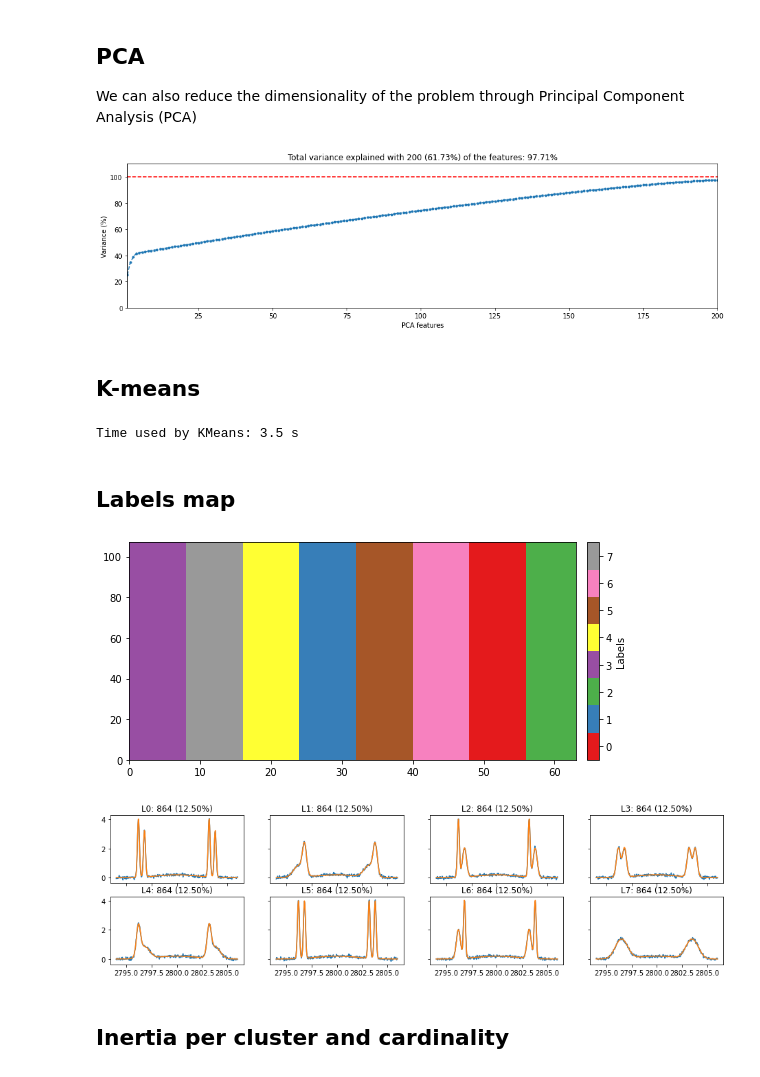
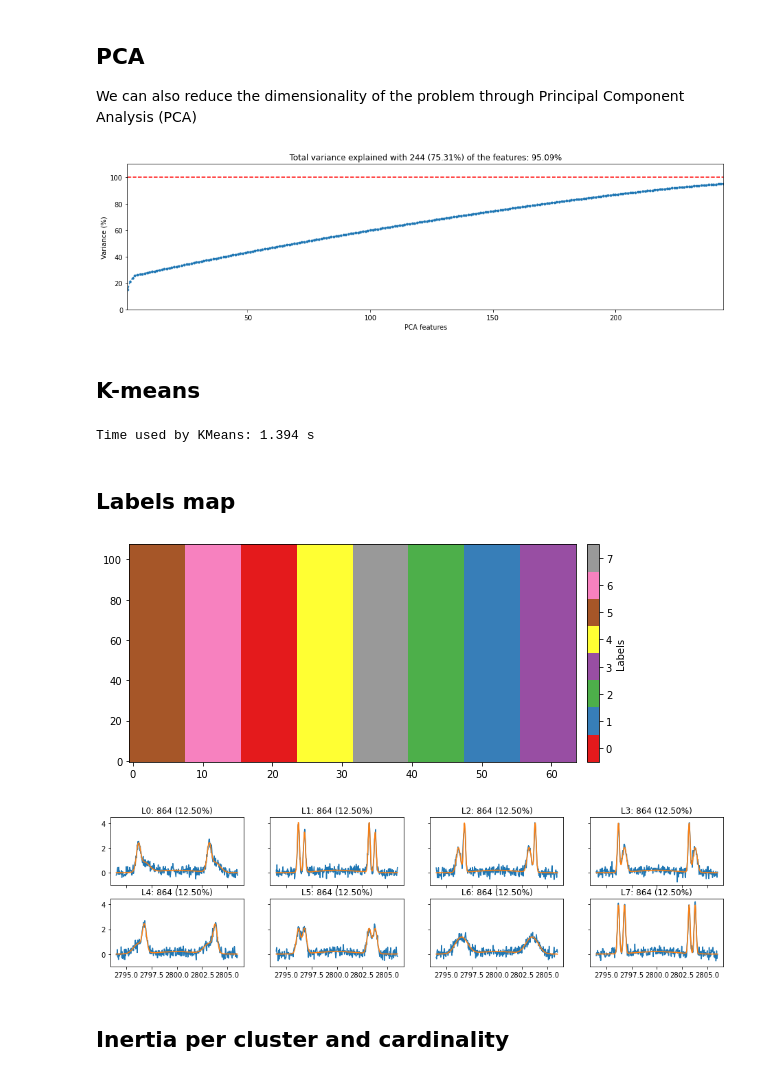
Before and after one commit to dnobrega/DNS, a Jupyter notebook: dnspy/notebooks/k_means_test.ipynb, the cells around one changed output. Cells and saved outputs as stored; diff of their text form; code cells hidden in the pictures.

```diff
--- a/dnspy/notebooks/k_means_test.ipynb
+++ b/dnspy/notebooks/k_means_test.ipynb
@@ -90,7 +90,7 @@ xx       = np.arange(nx)               # Array for the X coordinate
 ny       = 108                         # Y size of the IRIS raster
 yy       = np.arange(ny)               # Array for the Y coordinate
 raster_m = np.zeros((nx, ny, nw))      # IRIS raster
-noise    = 0.05
+noise    = 0.2
 ll       = -1
 for ii in range(nx):
     if (ii % nprof == 0):
@@ -113,9 +113,14 @@ plt.show()
 ## Pre-processing
 We reshape the raster-arrays and scale the data for the k-means method.
 # %%
+do_sca = True
 data   = raster_m.reshape(raster_m.shape[0]*raster_m.shape[1],raster_m.shape[2])
-scaler = preprocessing.StandardScaler().fit(data)
-data_s = scaler.transform(data)
+
+if (do_sca):
+    scaler = preprocessing.StandardScaler().fit(data)
+    data_s = scaler.transform(data)
+else:
+    data_s = data
 # %% [markdown]
 ## PCA
 We can also reduce the dimensionality of the problem through Principal Component Analysis (PCA)
@@ -123,13 +128,16 @@ We can also reduce the dimensionality of the problem through Principal Component
 do_pca = True
 
 if (do_pca):
-    n_components = 200
+    n_components = 0.95
     pca = PCA(n_components=n_components)
     data_f = pca.fit_transform(data_s)
 
-    features = range(1,n_components+1)
+
+
     fig, axs = plt.subplots(nrows=1, ncols=1, figsize=(16,4),facecolor='white')
     variance_per=((pca.explained_variance_ratio_).cumsum())*100
+    n_components = len(variance_per)
+    features = range(1,n_components+1)
     axs.plot(features, variance_per, marker = '.', linestyle='--')
     axs.set_xlabel('PCA features')
     axs.set_ylabel('Variance (%)')
@@ -143,26 +151,28 @@ if (do_pca):
 else:
     data_f = data_s
 # %% [output]
-[figure, old version]
+[figure, new version]
 # %% [markdown]
 ## K-means
 # %%
 """
     K-Means
 """
-n_clusters   = 8   # Number of clusters to find
-n_init       = 100 # Number of time the k-means algorithm will be run with different centroid seeds.
-                   # The final results will be the best output of n_init consecutive runs in terms of inertia.
-random_state = 10  # Determines random number generation for centroid initialization.
-                   # Use an int to make the randomness deterministic.
+n_clusters   = 8    # Number of clusters to find
+n_init       = 100  # Number of time the k-means algorithm will be run with different centroid seeds.
+                    # The final results will be the best output of n_init consecutive runs in terms of inertia.
+random_state = None # Determines random number generation for centroid initialization.
+                    # Use an int to make the randomness deterministic.
+
 
 start  = time.time()
 kmeans = KMeans(init="k-means++", n_clusters=n_clusters,
                 n_init=n_init, random_state=random_state).fit(data_f)
 end    = time.time()
-print('Time used by KMeans: {0:.3} s'.format(end - start))
+print('Time used by KMeans: {0:.3f} s'.format(end - start))
+suma += end - start
 # %% [output]
-Time used by KMeans: 3.5 s
+Time used by KMeans: 1.394 s
 # %% [markdown]
 ## Labels map
 # %%
@@ -173,9 +183,15 @@ Time used by KMeans: 3.5 s
 #Clusters and labels
 if (do_pca):
     clusters_pca = pca.inverse_transform(kmeans.cluster_centers_)
-    clusters = scaler.inverse_transform(clusters_pca)
+    if (do_sca):
+        clusters = scaler.inverse_transform(clusters_pca)
+    else:
+        clusters = clusters_pca
 else:
-    clusters = scaler.inverse_transform((kmeans.cluster_centers_))
+    if (do_sca):
+        clusters = scaler.inverse_transform((kmeans.cluster_centers_))
+    else:
+        clusters = kmeans.cluster_centers_
 
 labels   = (kmeans.labels_).reshape(raster_m.shape[0],raster_m.shape[1])
 inertia  = kmeans.inertia_
@@ -218,34 +234,34 @@ for k in range(n_clusters):
     val_most_dif = 0.0
     val_most_sim = 1e6
     for j in range(raster_k.shape[0]):
             temp_std = np.std(((raster_k[j,:]-raster_k_mean[k,:])))
             temp_max = np.max(np.abs(((raster_k[j,:]-raster_k_mean[k,:])/(raster_k_mean[k,:]+raster_k[j,:]))))
             if (temp_std > val_most_dif):
                 most_dif[k,:] = raster_k[j,:]
                 val_most_dif = temp_std
             if (temp_std < val_most_sim):
                 most_sim[k,:] = raster_k[j,:]
                 val_most_sim = temp_std
 
 nlevel    = 8
 c_array   = plt.cm.get_cmap('Set1', nlevel)
 myset     = c_array(np.linspace(0, 1, nlevel))
 myset     = ListedColormap(myset)
 
 fig, axs = plt.subplots(1, 1,figsize=(8,4),facecolor='white')
 im       = axs.pcolormesh(xx,yy,labels_s.T, cmap=myset)
 p0       = axs.get_position().get_points().flatten()
 sep      = 0.02
 anch     = 0.02
 cax      = fig.add_axes([sep+p0[2], p0[1], anch, p0[3]-p0[1]])
 f        = fig.colorbar(im, cax=cax,
                         ticks=np.arange((n_clusters-1)/(2*n_clusters),n_clusters,(n_clusters-1)/n_clusters))
 f.ax.set_yticklabels(np.arange(0,n_clusters+1,1))
 f.set_label(r"Labels")
 
 plt.show()
 # %% [output]
-[figure, old version]
+[figure, new version]
 # %%
 """
     We plot the most different profile and the representative profiles
@@ -260,7 +276,7 @@ for kk in range(n_clusters):
                                          clusters_per[clusters_sorted[kk]]))
 plt.show()
 # %% [output]
-[figure, old version]
+[figure, new version]
 # %% [markdown]
 ## Inertia per cluster and cardinality
 # %%
```
Also changed, not shown: parts of 3 cells of this notebook, 2 other files.
